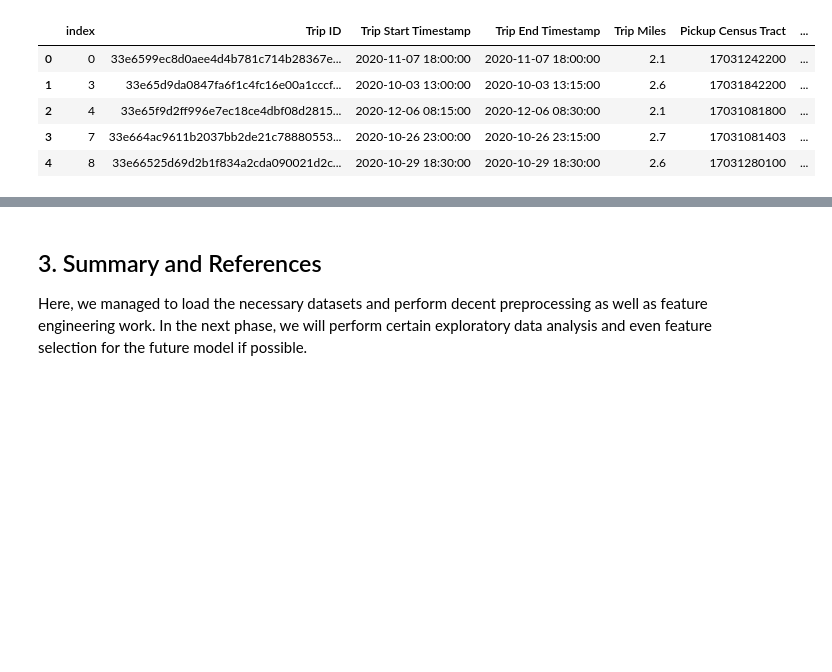
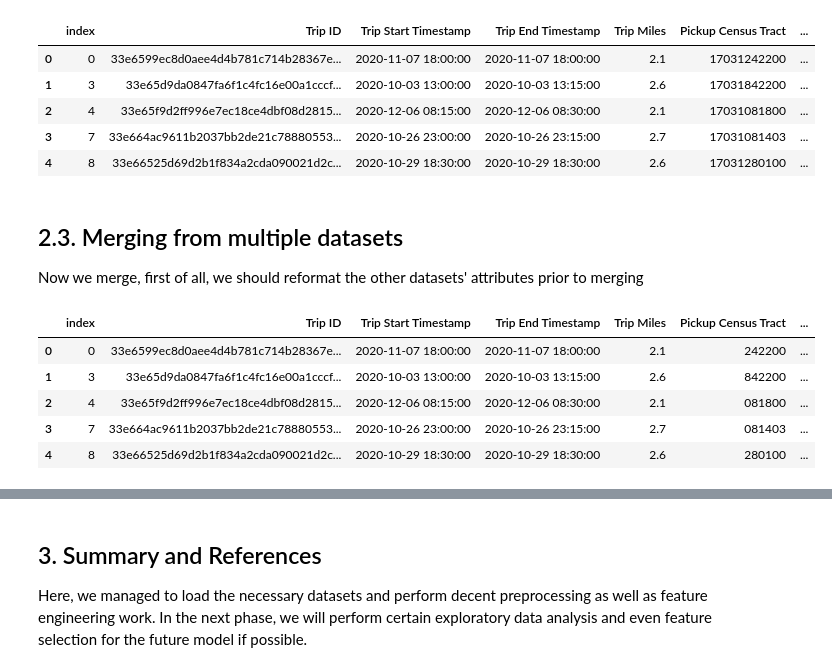
Before and after one commit to Taiducphan1234/Ride-Hailing-Data-Analysis-and-Tipping-Prediction, a Jupyter notebook: Ride-Hailing Data Analysis - Data Preparation and Preprocessing.ipynb, the cells around one changed output, grey strips where cells are left out. Cells and saved outputs as stored; diff of their text form; code cells hidden in the pictures; blank space fills up the shorter version.

```diff
--- a/Ride-Hailing Data Analysis - Data Preparation and Preprocessing.ipynb
+++ b/Ride-Hailing Data Analysis - Data Preparation and Preprocessing.ipynb
@@ -425,3 +514,22 @@ rides.head()
 | 2 | 4 | 33e65f9d2ff996e7ec18ce4dbf08d2815... | 2020-12-06 08:15:00 | 2020-12-06 08:30:00 | 2.1 | 17031081800 | ... |
 | 3 | 7 | 33e664ac9611b2037bb2de21c78880553... | 2020-10-26 23:00:00 | 2020-10-26 23:15:00 | 2.7 | 17031081403 | ... |
 | 4 | 8 | 33e66525d69d2b1f834a2cda090021d2c... | 2020-10-29 18:30:00 | 2020-10-29 18:30:00 | 2.6 | 17031280100 | ... |
+# %% [markdown]
+## 2.3. Merging from multiple datasets <a id='section2_3'></a>
+
+Now we merge, first of all, we should reformat the other datasets' attributes prior to merging
+# %%
+def shorten_ID(ID_from_rides):
+    result = ID_from_rides
+    return result[5:]
+
+rides['Pickup Census Tract'] = rides['Pickup Census Tract'].apply(shorten_ID)
+rides['Dropoff Census Tract'] = rides['Dropoff Census Tract'].apply(shorten_ID)
+rides.head()
+# %% [output]
+|  | index | Trip ID | Trip Start Timestamp | Trip End Timestamp | Trip Miles | Pickup Census Tract | ... |
+| 0 | 0 | 33e6599ec8d0aee4d4b781c714b28367e... | 2020-11-07 18:00:00 | 2020-11-07 18:00:00 | 2.1 | 242200 | ... |
+| 1 | 3 | 33e65d9da0847fa6f1c4fc16e00a1cccf... | 2020-10-03 13:00:00 | 2020-10-03 13:15:00 | 2.6 | 842200 | ... |
+| 2 | 4 | 33e65f9d2ff996e7ec18ce4dbf08d2815... | 2020-12-06 08:15:00 | 2020-12-06 08:30:00 | 2.1 | 081800 | ... |
+| 3 | 7 | 33e664ac9611b2037bb2de21c78880553... | 2020-10-26 23:00:00 | 2020-10-26 23:15:00 | 2.7 | 081403 | ... |
+| 4 | 8 | 33e66525d69d2b1f834a2cda090021d2c... | 2020-10-29 18:30:00 | 2020-10-29 18:30:00 | 2.6 | 280100 | ... |
```
Also changed, not shown: parts of 14 cells of this notebook.
